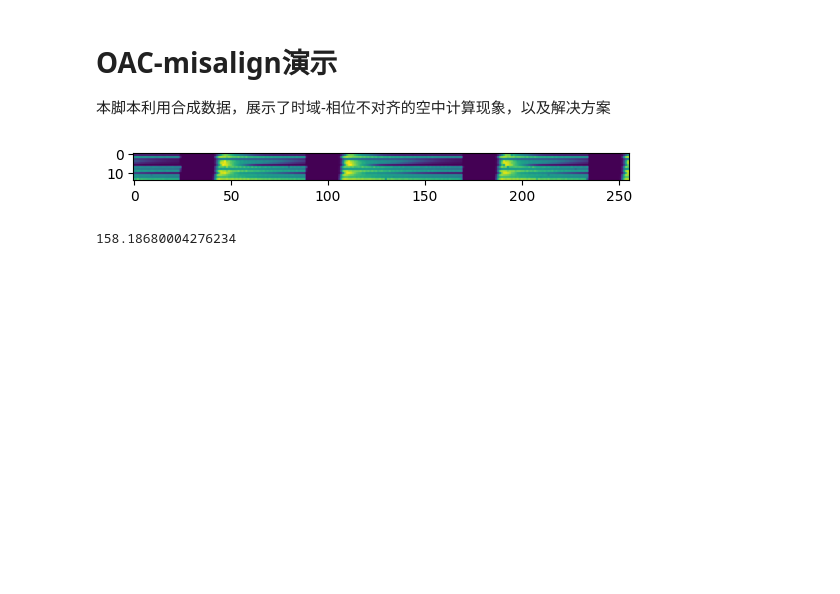
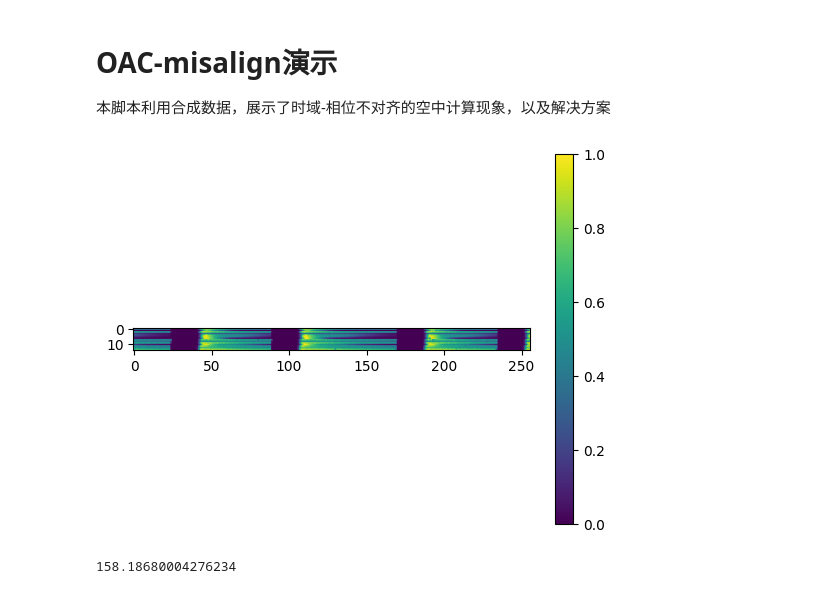
Before and after one commit to auto-Dog/MOAC_deep, a Jupyter notebook: src/time_freq_unaligend.ipynb, the cells around one changed output. Cells and saved outputs as stored; diff of their text form; code cells hidden in the pictures; blank space fills up the shorter version.

```diff
--- a/src/time_freq_unaligend.ipynb
+++ b/src/time_freq_unaligend.ipynb
@@ -20,7 +20,7 @@ SNR_db_global = 0
 # image.save('d_data.png')
 
 # 读取数据
-loaded_image = Image.open('d_data_1.png').convert('L')
+loaded_image = Image.open('../test_images/data_1.png').convert('L')
 loaded_array = np.array(loaded_image)
 # d_data = (loaded_array.astype('float32') - 128) / 20.  # 将0-255的整数转换回小数
 d_data = loaded_array.astype('float32') / 255.
@@ -31,34 +31,35 @@ baseband = np.ones(L_symbols)
 #     '''Add AWGN
 #     x: numpy array
 #     snr: int, dB
 #     '''
 #     len_x = x.flatten().shape[0]
 #     Ps = np.sum(np.power(x, 2)) / len_x
 #     Pn = Ps / (np.power(10, snr / 10))
 #     noise = np.random.randn(x.shape[0],x.shape[1]) * np.sqrt(Pn)/2 + 1j * (np.random.randn(x.shape[0],x.shape[1]) * np.sqrt(Pn)/2)
 #     return x + noise
 def awgn(x, snr):
     '''Add AWGN(complex)
     x: numpy array
     snr: int, dB
     '''
     len_x = x.flatten().shape[0]
     Ps = np.sum(np.abs(x)**2) / len_x
     Pn = Ps / (np.power(10, snr / 10))
     noise_r = np.random.randn(x.shape[0],x.shape[1]) * np.sqrt(Pn)/2
     noise_i = np.random.randn(x.shape[0],x.shape[1]) * np.sqrt(Pn)/2
     noise = noise_r + 1j*noise_i
     return x + noise
 def get_pn(x, snr):
     len_x = x.flatten().shape[0]
     Ps = np.sum(np.abs(x)**2) / len_x
     Pn = Ps / (np.power(10, snr / 10))
     return Pn
 
 plt.imshow(d_data)
+plt.colorbar()
 plt.show()
 # %% [output]
-[figure, old version]
+[figure, new version]
 # %%
 hh = np.exp(1j*np.random.uniform(0,1,(M_users,1)) * 4* np.pi /4)
 data = np.random.randint(0,2,(M_users,1))
```
Also changed, not shown: 1 other file.
